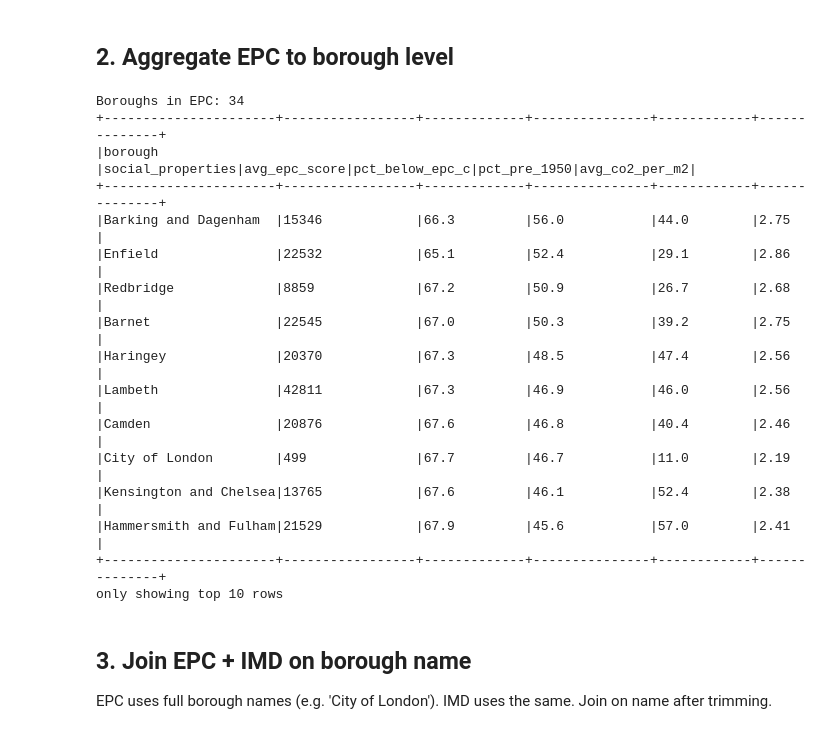
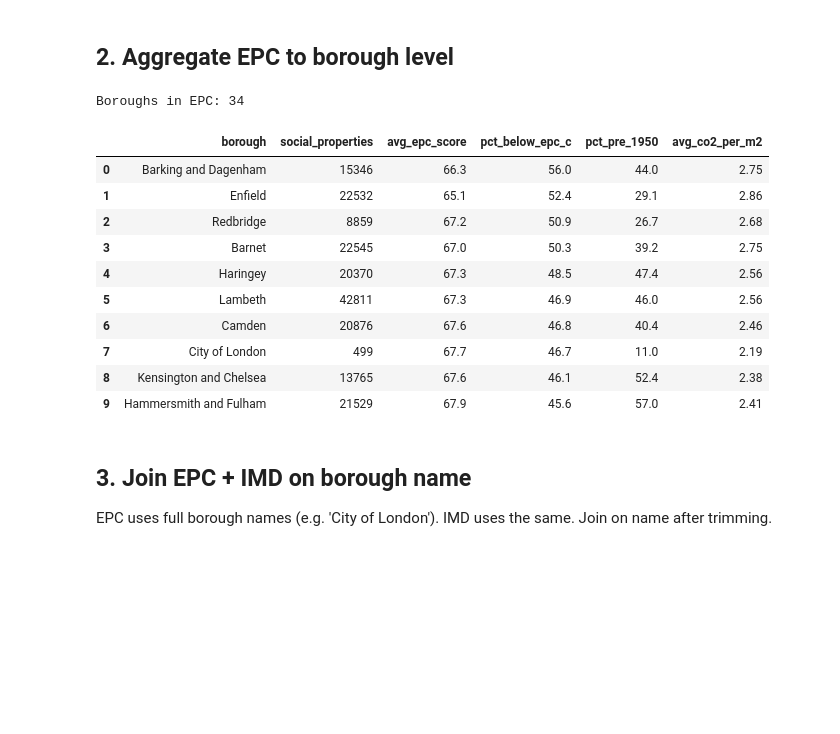
Before and after one commit to llani-rainey/london-social-housing-retrofit-pipeline, a Jupyter notebook: notebooks/05_build_gold.ipynb, the cells around one changed output. Drawn from its saved outputs; the diff is of its cells as text; code cells hidden in the pictures; blank space fills up the shorter version.

```diff
--- a/notebooks/05_build_gold.ipynb
+++ b/notebooks/05_build_gold.ipynb
@@ -107,43 +103,39 @@ only showing top 10 rows
 # %%
 epc_borough = (
     epc
     .groupBy('borough')
     .agg(
         count('*').alias('social_properties'),
         spark_round(avg('epc_score'), 1).alias('avg_epc_score'),
         spark_round(
             spark_sum(when(col('below_epc_c') == True, 1).otherwise(0)) / count('*') * 100, 1
         ).alias('pct_below_epc_c'),
         spark_round(
             spark_sum(when(col('construction_age_band').isin(
                 'England and Wales: before 1900',
                 'England and Wales: 1900-1929',
                 'England and Wales: 1930-1949'
             ), 1).otherwise(0)) / count('*') * 100, 1
         ).alias('pct_pre_1950'),
         spark_round(avg('co2_emissions'), 2).alias('avg_co2_per_m2'),
     )
 )
 
 print(f'Boroughs in EPC: {epc_borough.count():,}')
-display(epc_borough.orderBy(desc('pct_below_epc_c')).limit(10).toPandas().style.format(thousands=","))
+epc_borough.orderBy(desc('pct_below_epc_c')).limit(10).toPandas()
 # %% [output]
 Boroughs in EPC: 34
-+----------------------+-----------------+-------------+---------------+------------+--------------+
-|borough               |social_properties|avg_epc_score|pct_below_epc_c|pct_pre_1950|avg_co2_per_m2|
-+----------------------+-----------------+-------------+---------------+------------+--------------+
-|Barking and Dagenham  |15346            |66.3         |56.0           |44.0        |2.75          |
-|Enfield               |22532            |65.1         |52.4           |29.1        |2.86          |
-|Redbridge             |8859             |67.2         |50.9           |26.7        |2.68          |
-|Barnet                |22545            |67.0         |50.3           |39.2        |2.75          |
-|Haringey              |20370            |67.3         |48.5           |47.4        |2.56          |
-|Lambeth               |42811            |67.3         |46.9           |46.0        |2.56          |
-|Camden                |20876            |67.6         |46.8           |40.4        |2.46          |
-|City of London        |499              |67.7         |46.7           |11.0        |2.19          |
-|Kensington and Chelsea|13765            |67.6         |46.1           |52.4        |2.38          |
-|Hammersmith and Fulham|21529            |67.9         |45.6           |57.0        |2.41          |
-+----------------------+-----------------+-------------+---------------+------------+--------------+
-only showing top 10 rows
+|  | borough | social_properties | avg_epc_score | pct_below_epc_c | pct_pre_1950 | avg_co2_per_m2 |
+| 0 | Barking and Dagenham | 15346 | 66.3 | 56.0 | 44.0 | 2.75 |
+| 1 | Enfield | 22532 | 65.1 | 52.4 | 29.1 | 2.86 |
+| 2 | Redbridge | 8859 | 67.2 | 50.9 | 26.7 | 2.68 |
+| 3 | Barnet | 22545 | 67.0 | 50.3 | 39.2 | 2.75 |
+| 4 | Haringey | 20370 | 67.3 | 48.5 | 47.4 | 2.56 |
+| 5 | Lambeth | 42811 | 67.3 | 46.9 | 46.0 | 2.56 |
+| 6 | Camden | 20876 | 67.6 | 46.8 | 40.4 | 2.46 |
+| 7 | City of London | 499 | 67.7 | 46.7 | 11.0 | 2.19 |
+| 8 | Kensington and Chelsea | 13765 | 67.6 | 46.1 | 52.4 | 2.38 |
+| 9 | Hammersmith and Fulham | 21529 | 67.9 | 45.6 | 57.0 | 2.41 |
 # %% [markdown]
 ## 3. Join EPC + IMD on borough name
 
```
Also changed, not shown: parts of 25 cells of this notebook, 6 other files.
